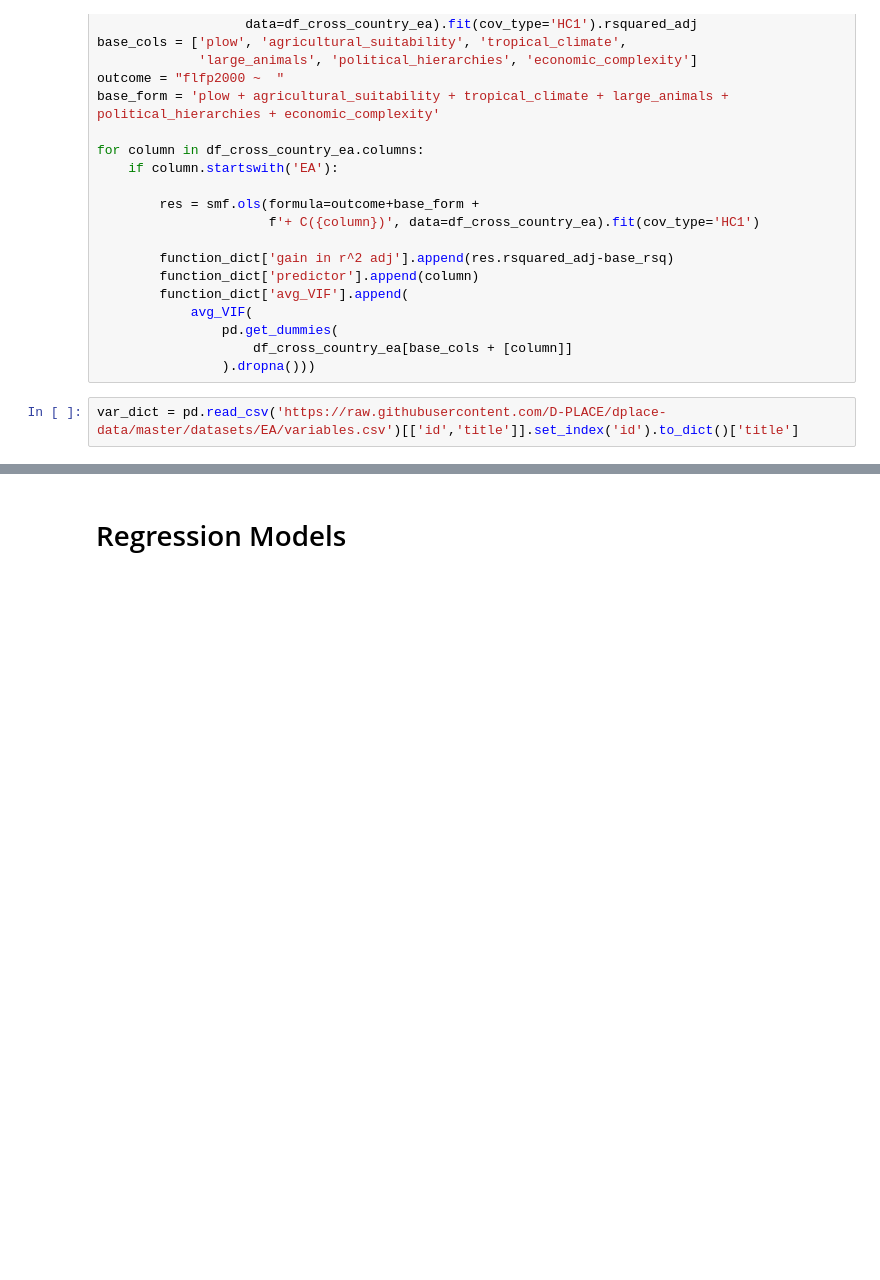
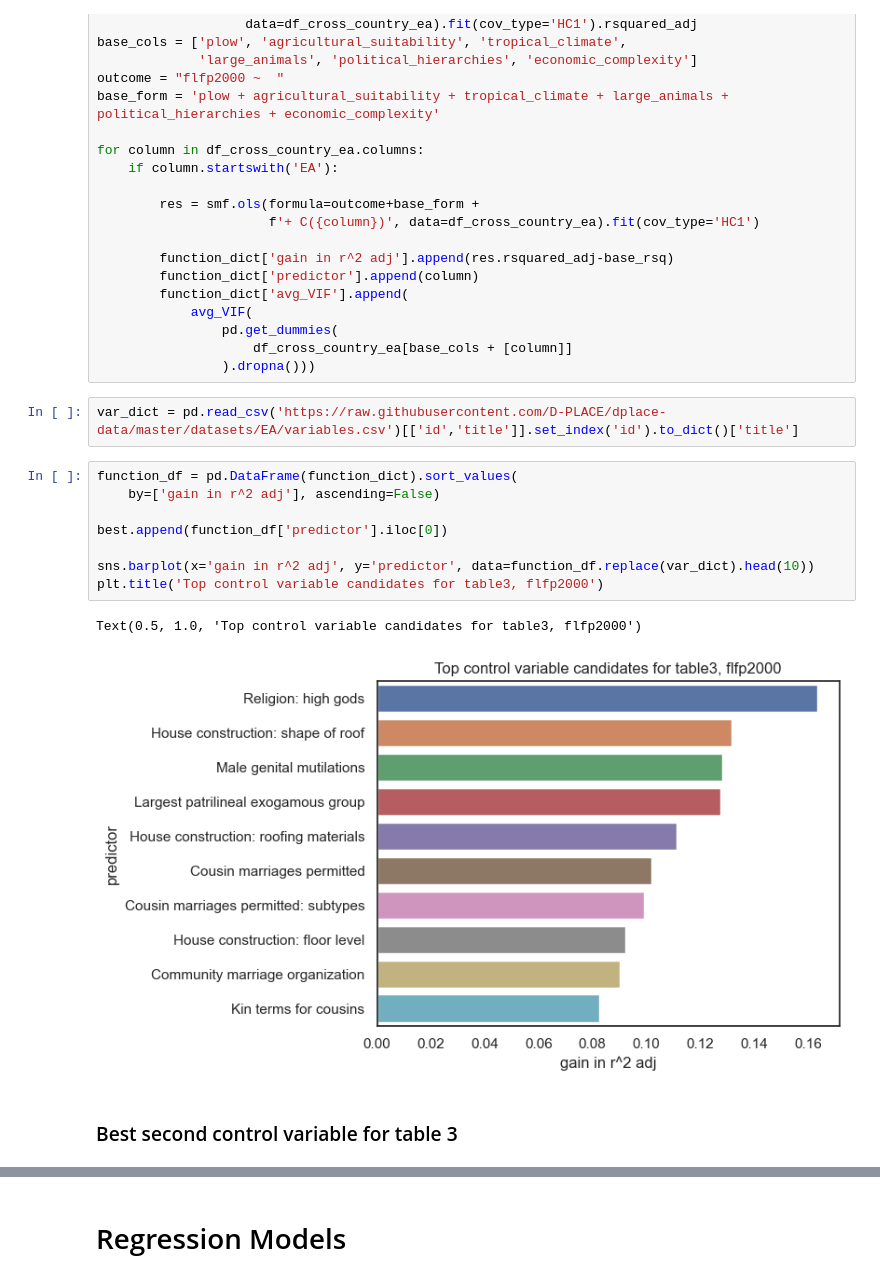
Before and after one commit to rureddish/EPFL_MGT-494_Paper_Extension, a Jupyter notebook: explore.ipynb, the cells around one changed output, grey strips where cells are left out. Drawn from its saved outputs; the diff is of its cells as text; blank space fills up the shorter version.

```diff
--- a/explore.ipynb
+++ b/explore.ipynb
@@ -554,3 +519,16 @@ for column in df_cross_country_ea.columns:
                 ).dropna()))
 # %%
 var_dict = pd.read_csv('https://raw.githubusercontent.com/D-PLACE/dplace-data/master/datasets/EA/variables.csv')[['id','title']].set_index('id').to_dict()['title']
+# %%
+function_df = pd.DataFrame(function_dict).sort_values(
+    by=['gain in r^2 adj'], ascending=False)
+
+best.append(function_df['predictor'].iloc[0])
+
+sns.barplot(x='gain in r^2 adj', y='predictor', data=function_df.replace(var_dict).head(10))
+plt.title('Top control variable candidates for table3, flfp2000')
+# %% [output]
+Text(0.5, 1.0, 'Top control variable candidates for table3, flfp2000')
+[figure, added]
+# %% [markdown]
+### Best second control variable for table 3
```
Also changed, not shown: parts of 19 cells of this notebook.
